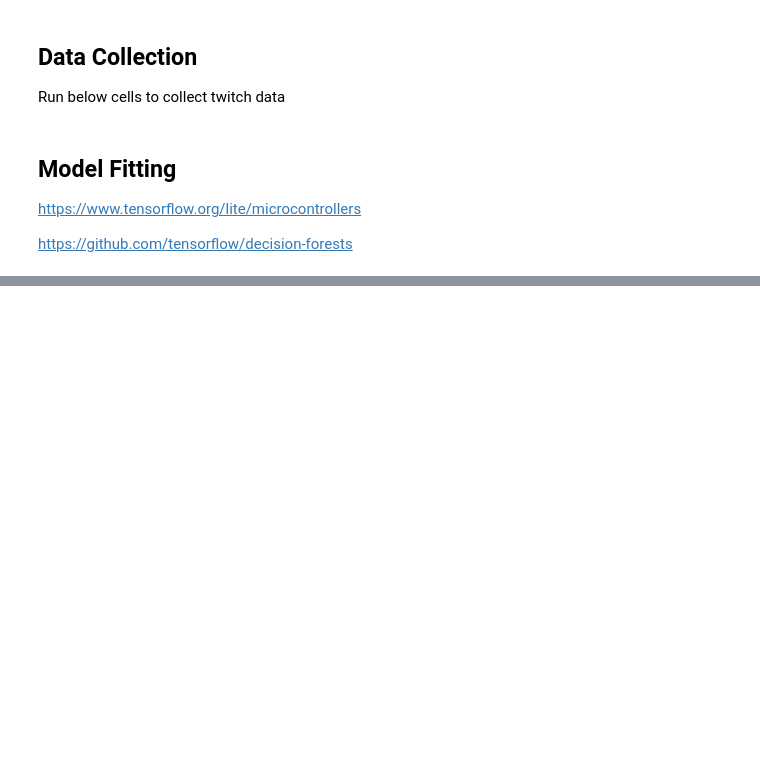
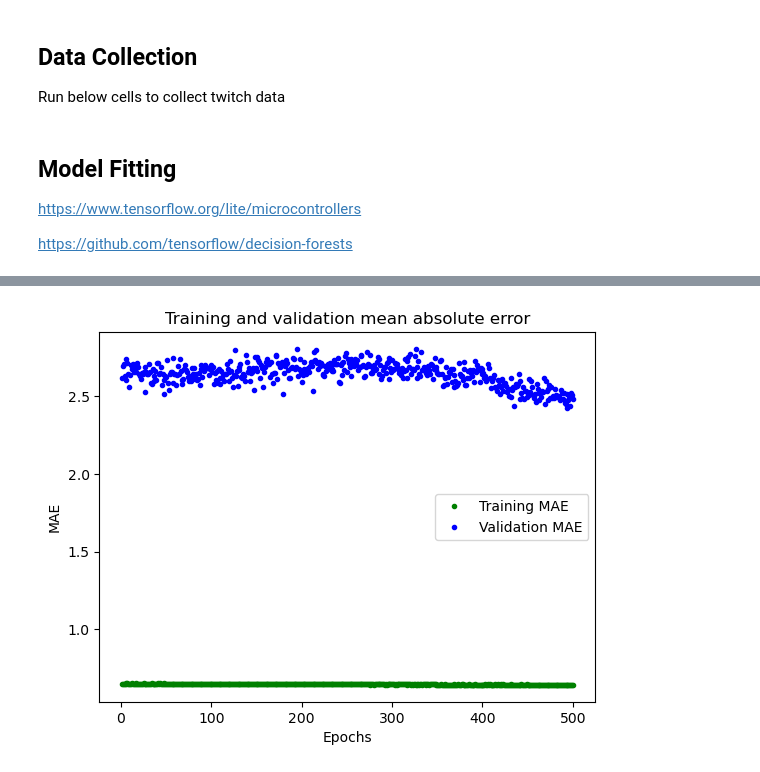
Before and after one commit to EE149-ILMN/fall-proj-2023, a Jupyter notebook: model.ipynb, the cells around one changed output, grey strips where cells are left out. Saved outputs shown, nothing was run; the diff lists cells and outputs as text; code cells hidden in the pictures; blank space fills up the shorter version.

```diff
--- a/model.ipynb
+++ b/model.ipynb
@@ -62,0 +181,17 @@ NameError: name 'model' is not defined
+# %%
+plt.clf()
+
+# Draw a graph of mean absolute error, which is another way of
+# measuring the amount of error in the prediction.
+train_mae = history_1.history['mae']
+val_mae = history_1.history['val_mae']
+
+plt.plot(epochs, train_mae, 'g.', label='Training MAE')
+plt.plot(epochs, val_mae, 'b.', label='Validation MAE')
+plt.title('Training and validation mean absolute error')
+plt.xlabel('Epochs')
+plt.ylabel('MAE')
+plt.legend()
+plt.show()
+# %% [output]
+[figure, added]
```
Also changed, not shown: parts of 29 cells of this notebook, 2 other files.
